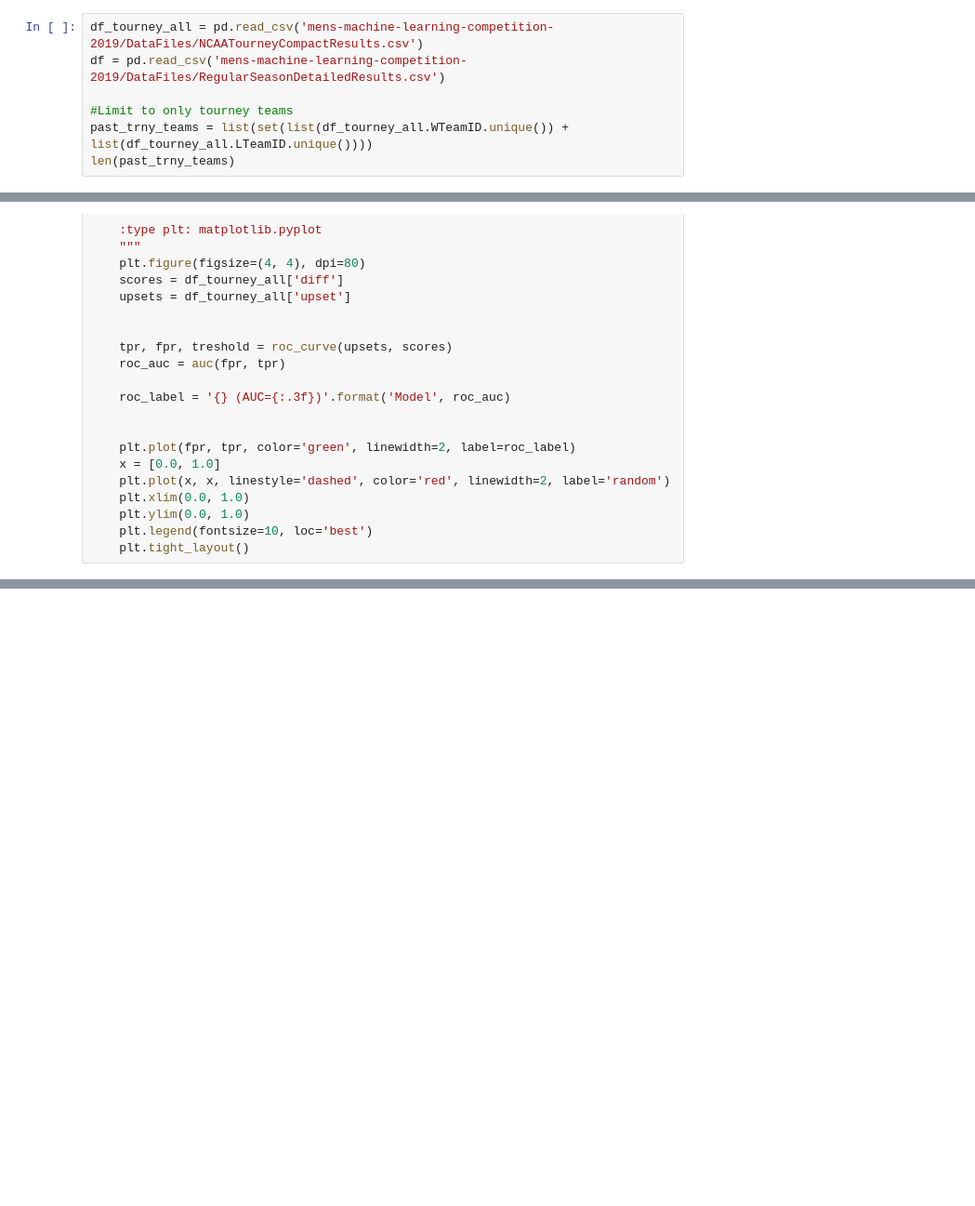
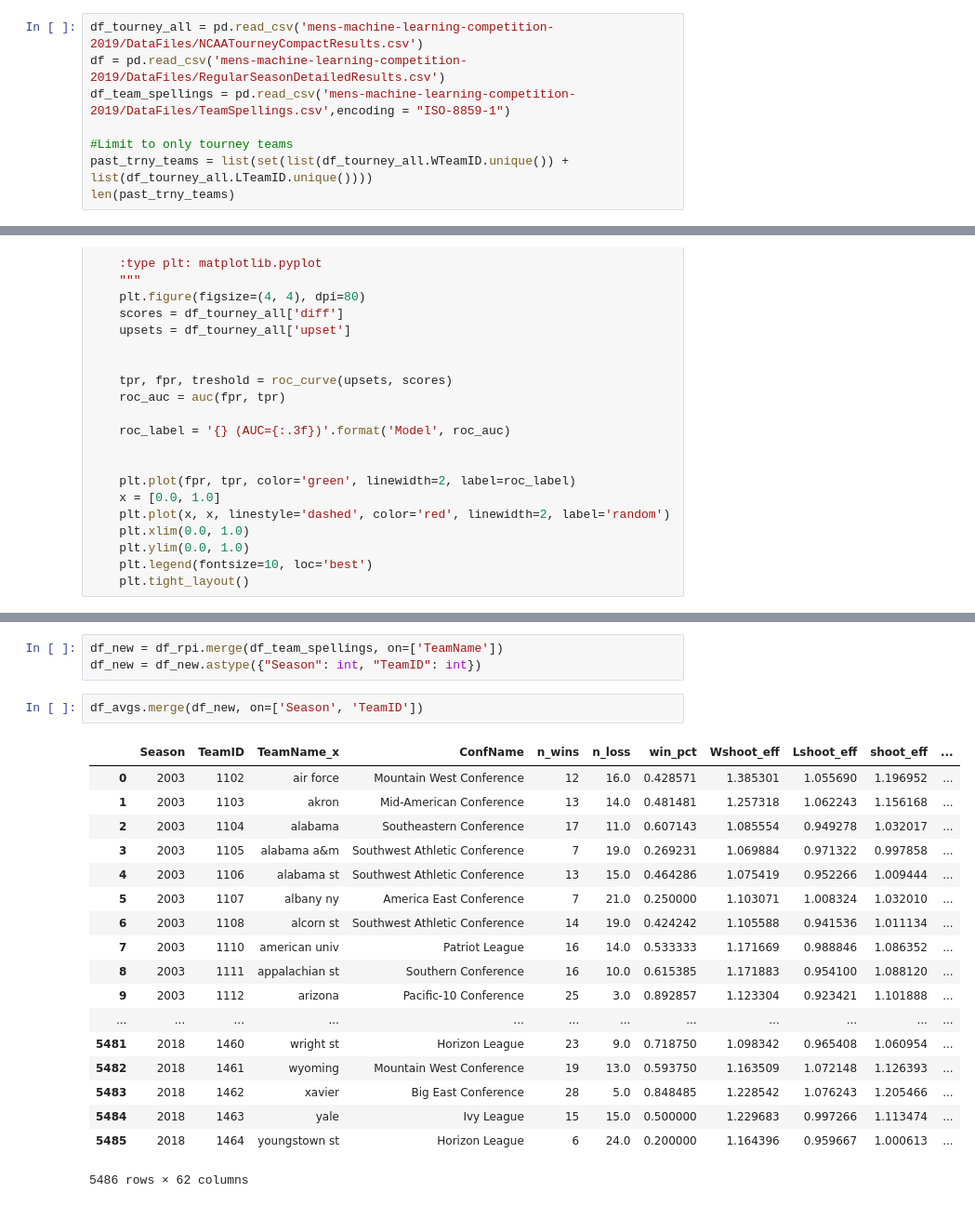
Before and after one commit to Regan831/basketball_predictions, a Jupyter notebook: data_load.ipynb, the cells around one changed output, grey strips where cells are left out. Shown at 93% size. Saved outputs shown, nothing was run; the diff lists cells and outputs as text; blank space fills up the shorter version.

```diff
--- a/data_load.ipynb
+++ b/data_load.ipynb
@@ -31,6 +31,7 @@ Get all previous years data form 2003 onward. Using only teams that have made th
 # %%
 df_tourney_all = pd.read_csv('mens-machine-learning-competition-2019/DataFiles/NCAATourneyCompactResults.csv')
 df = pd.read_csv('mens-machine-learning-competition-2019/DataFiles/RegularSeasonDetailedResults.csv')
+df_team_spellings = pd.read_csv('mens-machine-learning-competition-2019/DataFiles/TeamSpellings.csv',encoding = "ISO-8859-1")
 
 #Limit to only tourney teams
 past_trny_teams = list(set(list(df_tourney_all.WTeamID.unique()) + list(df_tourney_all.LTeamID.unique())))
@@ -1255,0 +1208,24 @@ plot_ROC_curve()
+# %%
+df_new = df_rpi.merge(df_team_spellings, on=['TeamName'])
+df_new = df_new.astype({"Season": int, "TeamID": int})
+# %%
+df_avgs.merge(df_new, on=['Season', 'TeamID'])
+# %% [output]
+|  | Season | TeamID | TeamName_x | ConfName | n_wins | n_loss | win_pct | Wshoot_eff | Lshoot_eff | shoot_eff | ... |
+| 0 | 2003 | 1102 | air force | Mountain West Conference | 12 | 16.0 | 0.428571 | 1.385301 | 1.055690 | 1.196952 | ... |
+| 1 | 2003 | 1103 | akron | Mid-American Conference | 13 | 14.0 | 0.481481 | 1.257318 | 1.062243 | 1.156168 | ... |
+| 2 | 2003 | 1104 | alabama | Southeastern Conference | 17 | 11.0 | 0.607143 | 1.085554 | 0.949278 | 1.032017 | ... |
+| 3 | 2003 | 1105 | alabama a&m | Southwest Athletic Conference | 7 | 19.0 | 0.269231 | 1.069884 | 0.971322 | 0.997858 | ... |
+| 4 | 2003 | 1106 | alabama st | Southwest Athletic Conference | 13 | 15.0 | 0.464286 | 1.075419 | 0.952266 | 1.009444 | ... |
+| 5 | 2003 | 1107 | albany ny | America East Conference | 7 | 21.0 | 0.250000 | 1.103071 | 1.008324 | 1.032010 | ... |
+| 6 | 2003 | 1108 | alcorn st | Southwest Athletic Conference | 14 | 19.0 | 0.424242 | 1.105588 | 0.941536 | 1.011134 | ... |
+| 7 | 2003 | 1110 | american univ | Patriot League | 16 | 14.0 | 0.533333 | 1.171669 | 0.988846 | 1.086352 | ... |
+| 8 | 2003 | 1111 | appalachian st | Southern Conference | 16 | 10.0 | 0.615385 | 1.171883 | 0.954100 | 1.088120 | ... |
+| 9 | 2003 | 1112 | arizona | Pacific-10 Conference | 25 | 3.0 | 0.892857 | 1.123304 | 0.923421 | 1.101888 | ... |
+| ... | ... | ... | ... | ... | ... | ... | ... | ... | ... | ... | ... |
+| 5481 | 2018 | 1460 | wright st | Horizon League | 23 | 9.0 | 0.718750 | 1.098342 | 0.965408 | 1.060954 | ... |
+| 5482 | 2018 | 1461 | wyoming | Mountain West Conference | 19 | 13.0 | 0.593750 | 1.163509 | 1.072148 | 1.126393 | ... |
+| 5483 | 2018 | 1462 | xavier | Big East Conference | 28 | 5.0 | 0.848485 | 1.228542 | 1.076243 | 1.205466 | ... |
+| 5484 | 2018 | 1463 | yale | Ivy League | 15 | 15.0 | 0.500000 | 1.229683 | 0.997266 | 1.113474 | ... |
+| 5485 | 2018 | 1464 | youngstown st | Horizon League | 6 | 24.0 | 0.200000 | 1.164396 | 0.959667 | 1.000613 | ... |
+5486 rows × 62 columns
```
Also changed, not shown: parts of 25 cells of this notebook, 2 other files.
